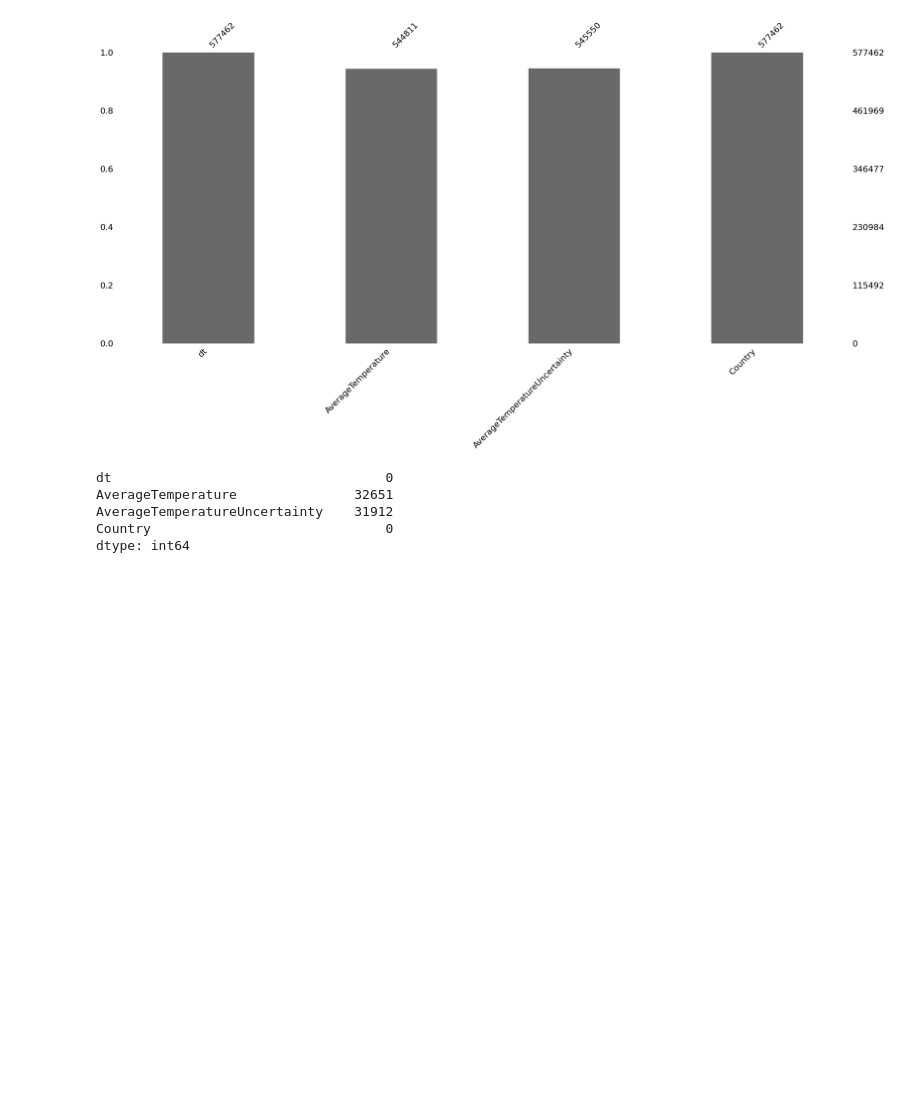
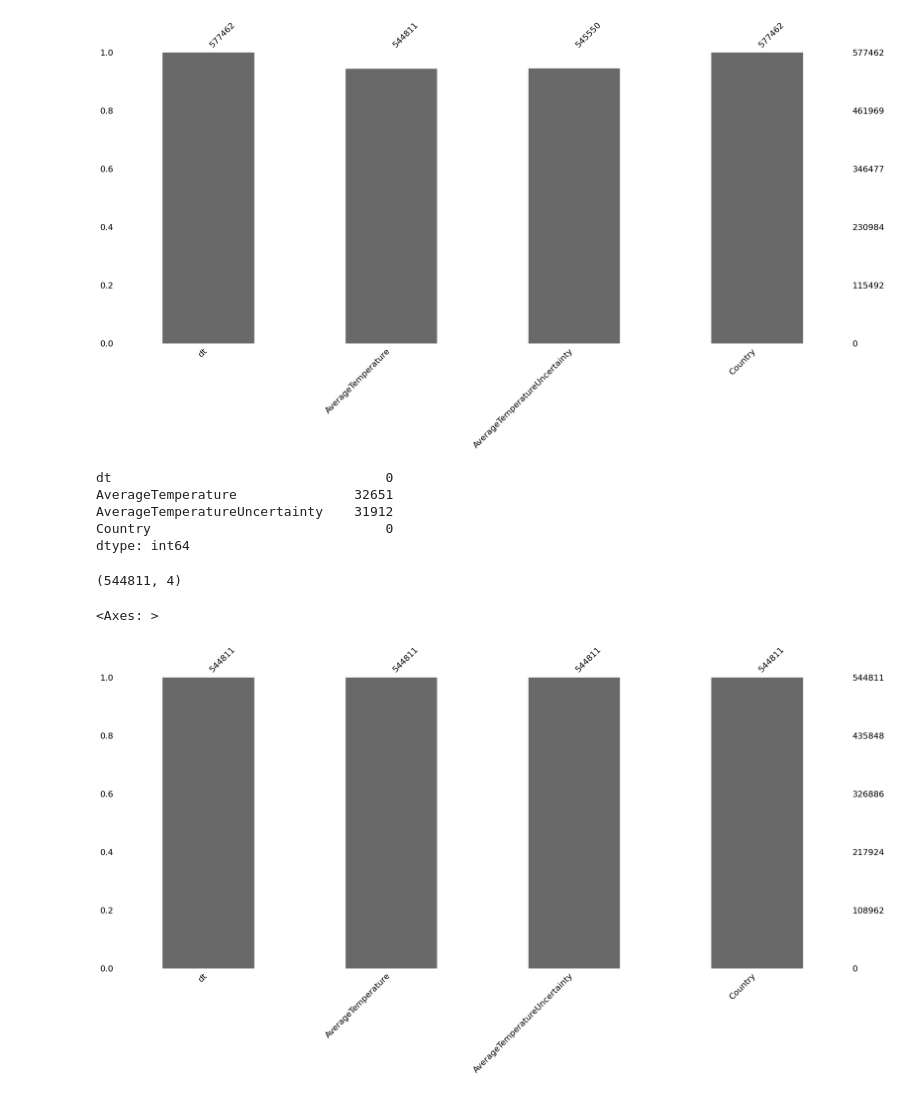
Before and after one commit to KARINAgoncalvesSOARES/mudancas_climatica_na_superficie_da_terra, a Jupyter notebook: mudancas_climaticas.ipynb, the cells around one changed output. Drawn from its saved outputs; the diff is of its cells as text; code cells hidden in the pictures; blank space fills up the shorter version.

Commit message:
iniciando analise de dados

```diff
--- a/mudancas_climaticas.ipynb
+++ b/mudancas_climaticas.ipynb
@@ -93,3 +94,13 @@ dtype: int64
 # %%
 # Removendo valores NaN do dataframe
 df_clima = df_clima.dropna(how='any', axis=0)
+
+df_clima.shape
+# %% [output]
+(544811, 4)
+# %%
+msno.bar(df_clima)
+#sem dados perdidos, depois de apagar os dados 'nan'
+# %% [output]
+<Axes: >
+[figure, added]
```
Also changed, not shown: parts of 2 cells of this notebook.
